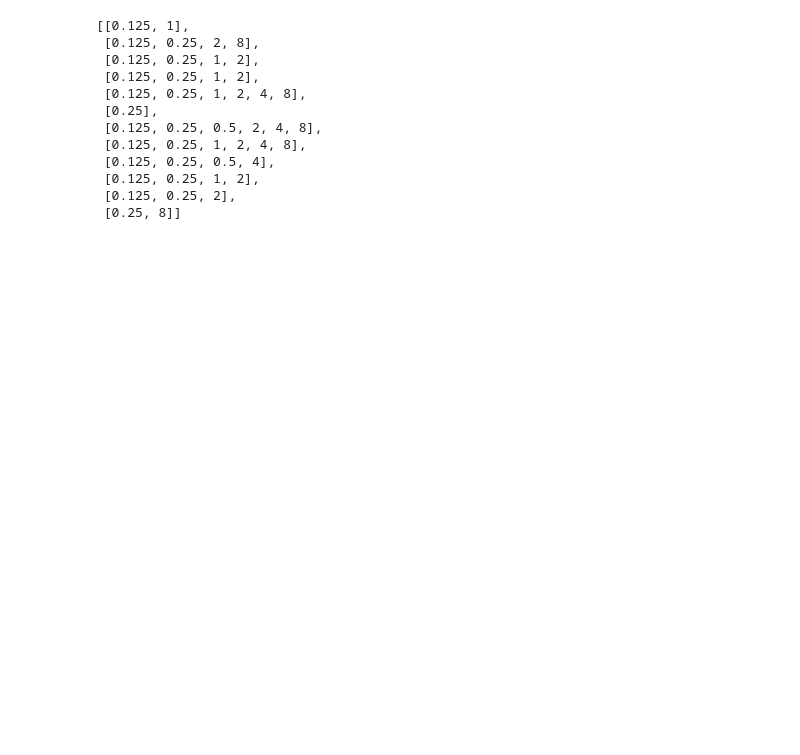
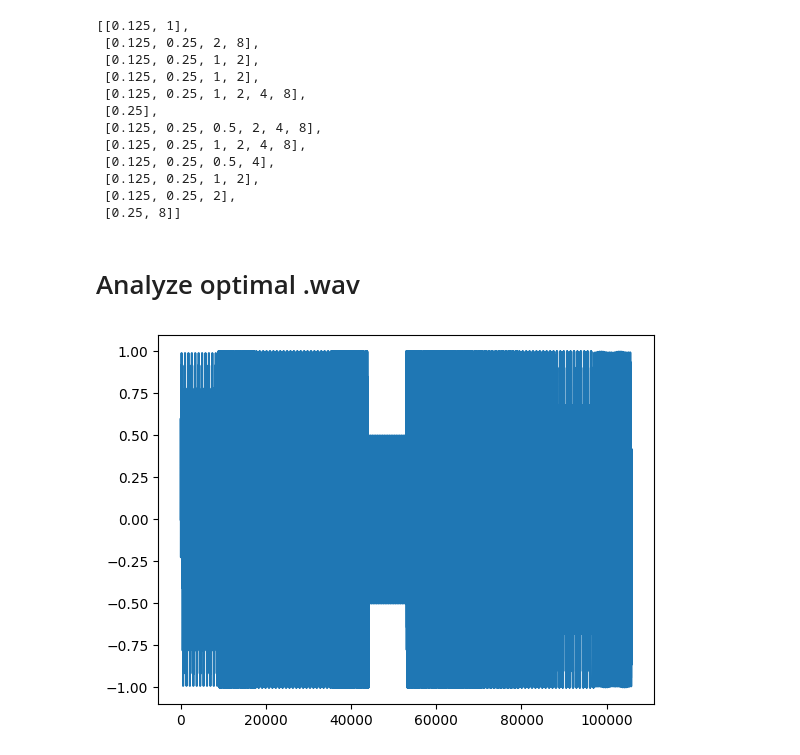
Before and after one commit to swo/modem, a Jupyter notebook: eda.ipynb, the cells around one changed output. Saved outputs shown, nothing was run; the diff lists cells and outputs as text; code cells hidden in the pictures; blank space fills up the shorter version.

```diff
--- a/eda.ipynb
+++ b/eda.ipynb
@@ -56,0 +67,12 @@ play_tone(
+# %% [markdown]
+# Analyze optimal .wav
+# %%
+wf, sampling_freq = sf.read("tmp_wave.wav")
+play_waveform(wf, sample_rate=sampling_freq)
+# %%
+# plot waveform on y-axis, with x-axis being index
+fig, ax = plt.subplots()
+ax.plot(wf)
+plt.show()
+# %% [output]
+[figure, added]
```
Also changed, not shown: parts of 9 cells of this notebook, 4 other files.
